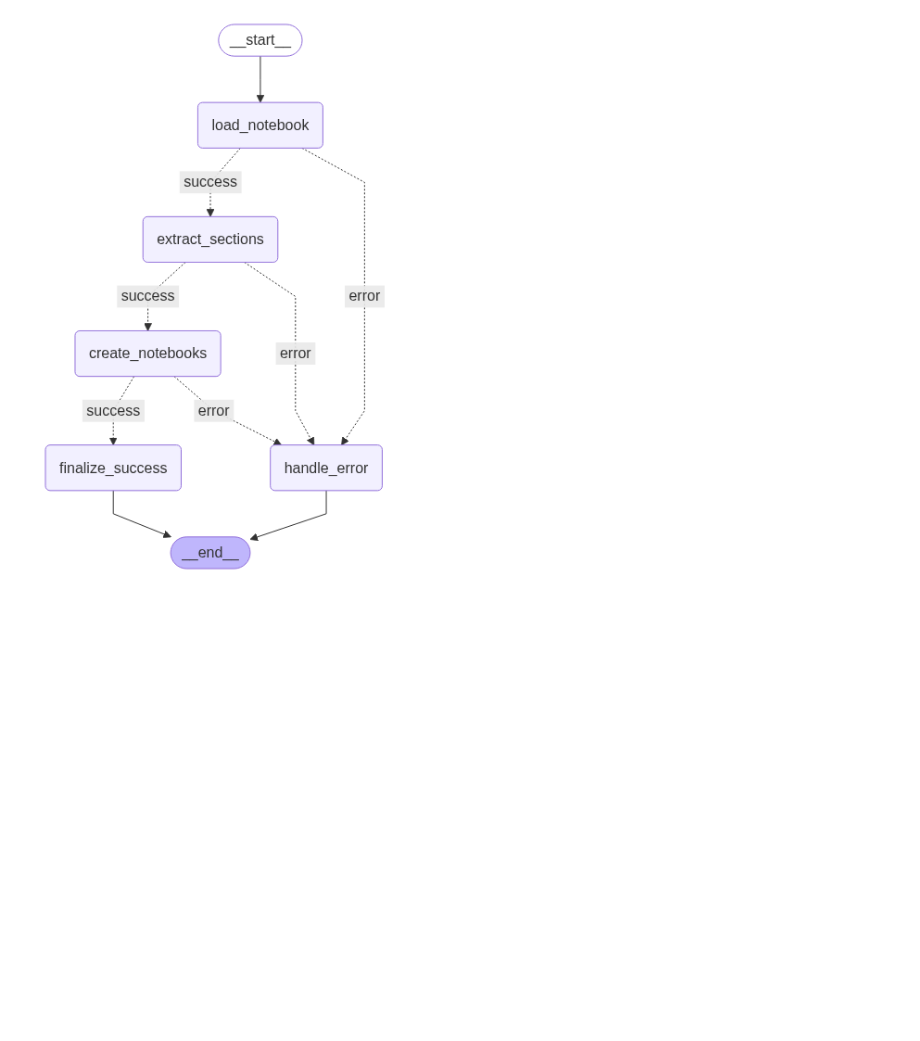
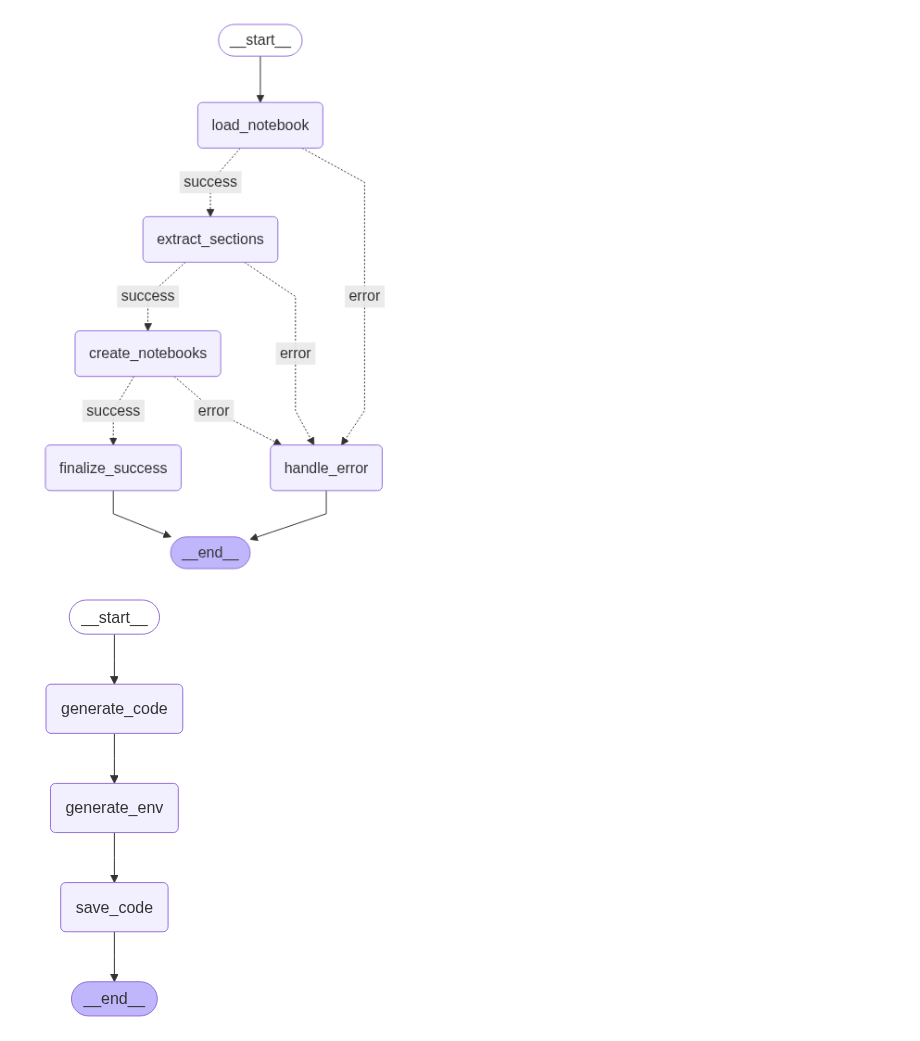
Before and after one commit to ionutms/LangGraph_Learning, a Jupyter notebook: models_graph_images.ipynb, the cells around one changed output. Saved outputs shown, nothing was run; the diff lists cells and outputs as text; code cells hidden in the pictures; blank space fills up the shorter version.

```diff
--- a/models_graph_images.ipynb
+++ b/models_graph_images.ipynb
@@ -20,3 +23,12 @@ splitter = NotebookSplitter()
 Image(splitter.workflow.get_graph().draw_mermaid_png())
 # %% [output]
 [figure]
+# %%
+from IPython.display import Image
+
+from systemverilog_agent import SystemVerilogCodeGenerator
+
+systemverilog = SystemVerilogCodeGenerator()
+Image(systemverilog.graph.get_graph().draw_mermaid_png())
+# %% [output]
+[figure, added]
```
Also changed, not shown: parts of 3 cells of this notebook, 1 other file.
